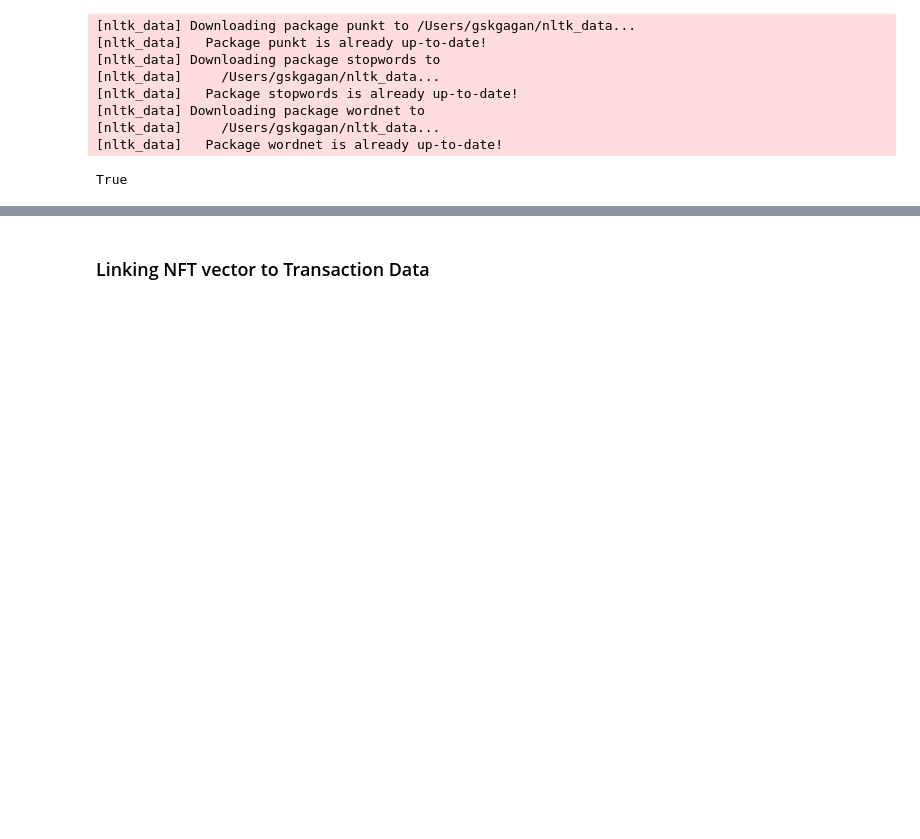
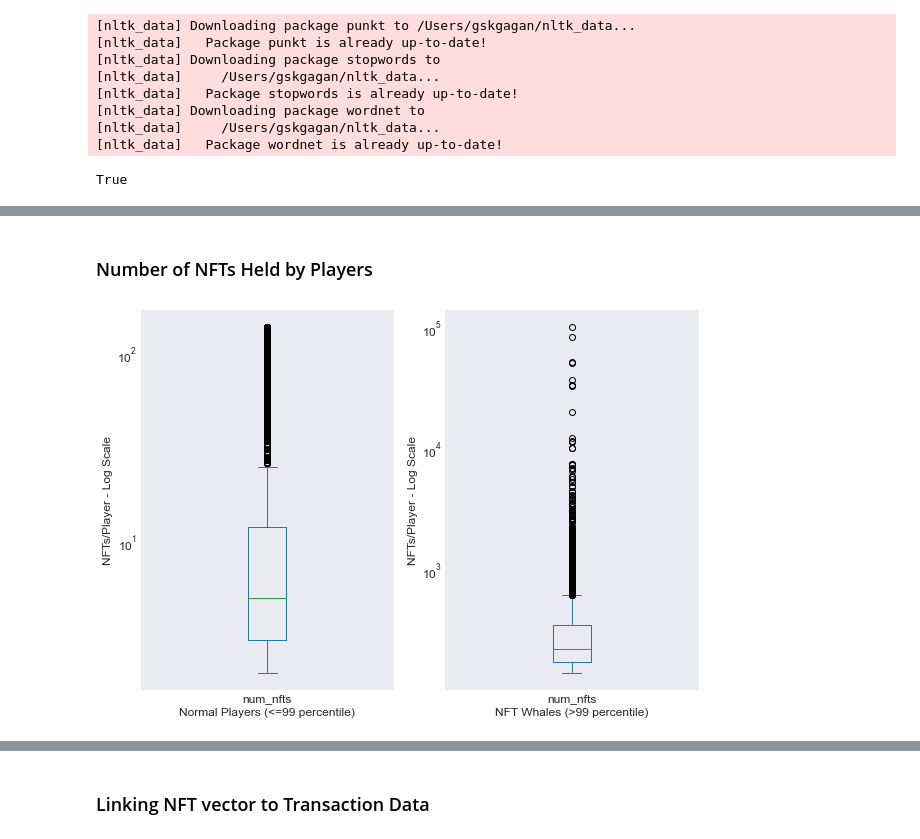
Before and after one commit to gsk-gagan/nft_analyser, a Jupyter notebook: notebooks/main.ipynb, the cells around one changed output, grey strips where cells are left out. Saved outputs shown, nothing was run; the diff lists cells and outputs as text; code cells hidden in the pictures; blank space fills up the shorter version.

```diff
--- a/notebooks/main.ipynb
+++ b/notebooks/main.ipynb
@@ -22,0 +41,6 @@ Using TensorFlow backend.
+# %%
+data_paths = {
+    "nft_sql": "/Users/gskgagan/Documents/workspace/nft/data/nfts.sqlite",
+    # NOTE: It's glove_root and not the path, as the dataset has multiple files with varying number of features
+    "glove_root": "/Users/gskgagan/Documents/workspace/nft/data/glove",
+}
@@ -38,0 +111,25 @@ True
+# %% [markdown]
+### Number of NFTs Held by Players
+# %%
+# NOTE: It's more efficient to directly set the query here instead of getting the table
+df = pd.read_sql_query(
+    f"""SELECT owner, count(nft_address) AS num_nfts
+    FROM current_owners
+    GROUP BY owner""",
+    helper.conn
+)
+# %%
+qtiles = [v[0] for v in df.quantile(q=[0.0, 0.99, 1.0]).values]
+df_normal = df[(df.num_nfts > qtiles[0]) & (df.num_nfts <= qtiles[1])]
+df_whales = df[(df.num_nfts > qtiles[1]) & (df.num_nfts <= qtiles[2])]
+# %%
+fig, (ax1, ax2) = plt.subplots(1, 2, figsize=(10, 7))
+
+df_normal.plot(kind='box', logy=True, ax=ax1)
+df_whales.plot(kind='box', logy=True, ax=ax2)
+ax1.set_xlabel('Normal Players (<=99 percentile)')
+ax1.set_ylabel('NFTs/Player - Log Scale')
+ax2.set_xlabel('NFT Whales (>99 percentile)')
+ax2.set_ylabel('NFTs/Player - Log Scale');
+# %% [output]
+[figure, added]
```
Also changed, not shown: parts of 65 cells of this notebook, 8 other files.
